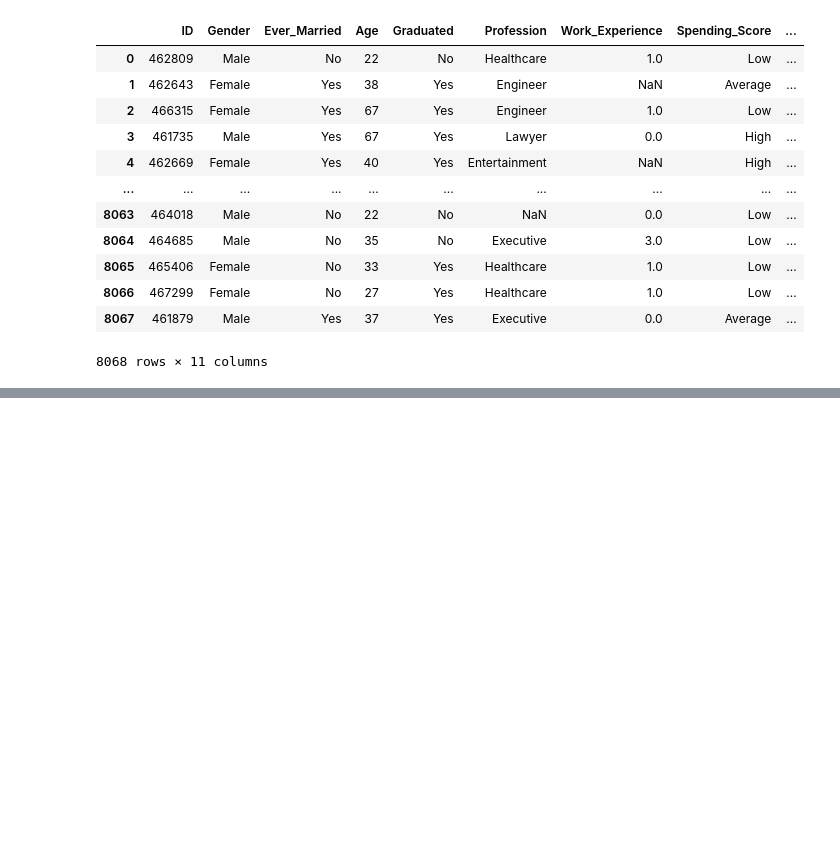
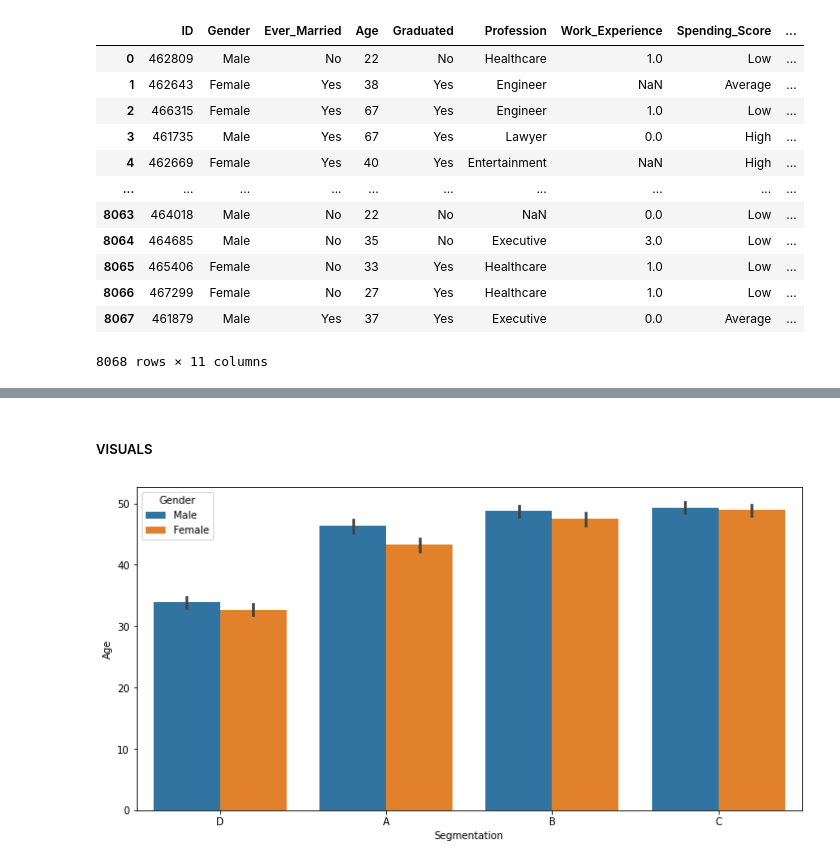
Before and after one commit to RidwanTiamiyu/super-parakeet, a Jupyter notebook: CapstoneG9.ipynb, the cells around one changed output, grey strips where cells are left out. Drawn from its saved outputs; the diff is of its cells as text; code cells hidden in the pictures; blank space fills up the shorter version.

```diff
--- a/CapstoneG9.ipynb
+++ b/CapstoneG9.ipynb
@@ -19,7 +30,7 @@ import matplotlib.pyplot as plt
 # %%
 #importing dataset
-Existing_df = pd.read_csv('train.csv')
-Existing_df
+train= pd.read_csv('train.csv')
+train
 # %% [output]
 |  | ID | Gender | Ever_Married | Age | Graduated | Profession | Work_Experience | Spending_Score | ... |
 | 0 | 462809 | Male | No | 22 | No | Healthcare | 1.0 | Low | ... |
@@ -36,0 +82,8 @@ Existing_df
+# %% [markdown]
+##### VISUALS
+# %%
+fig1=plt.figure(figsize=(12,6))
+sns.barplot(x='Segmentation', y= 'Age', data=train, hue='Gender');
+fig1.savefig('barplot_seg.png');
+# %% [output]
+[figure, added]
```
Also changed, not shown: parts of 54 cells of this notebook.
